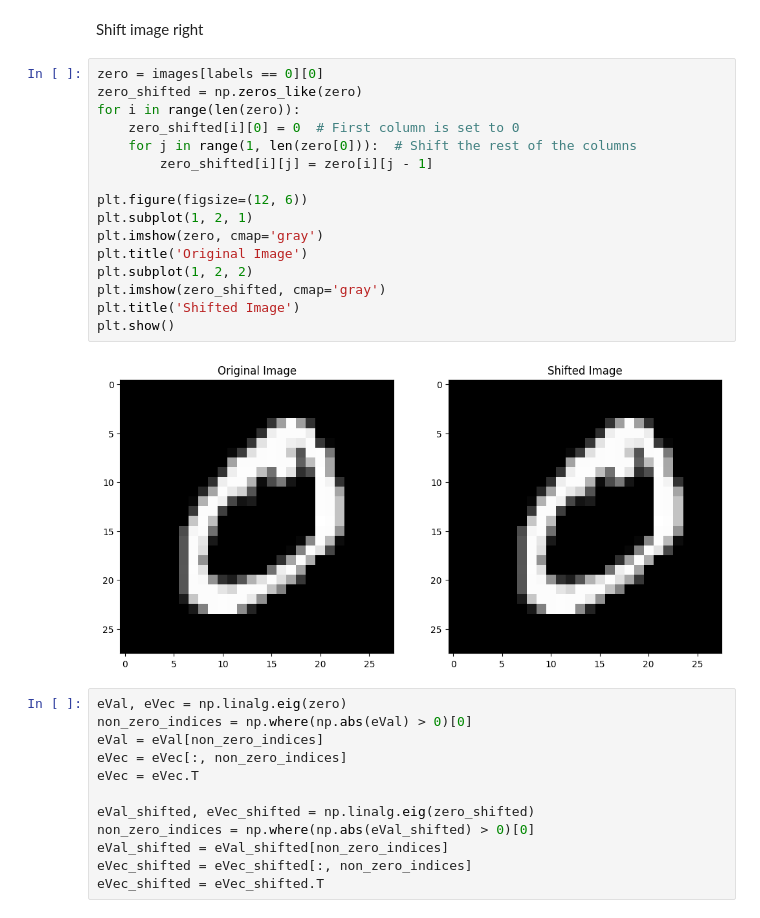
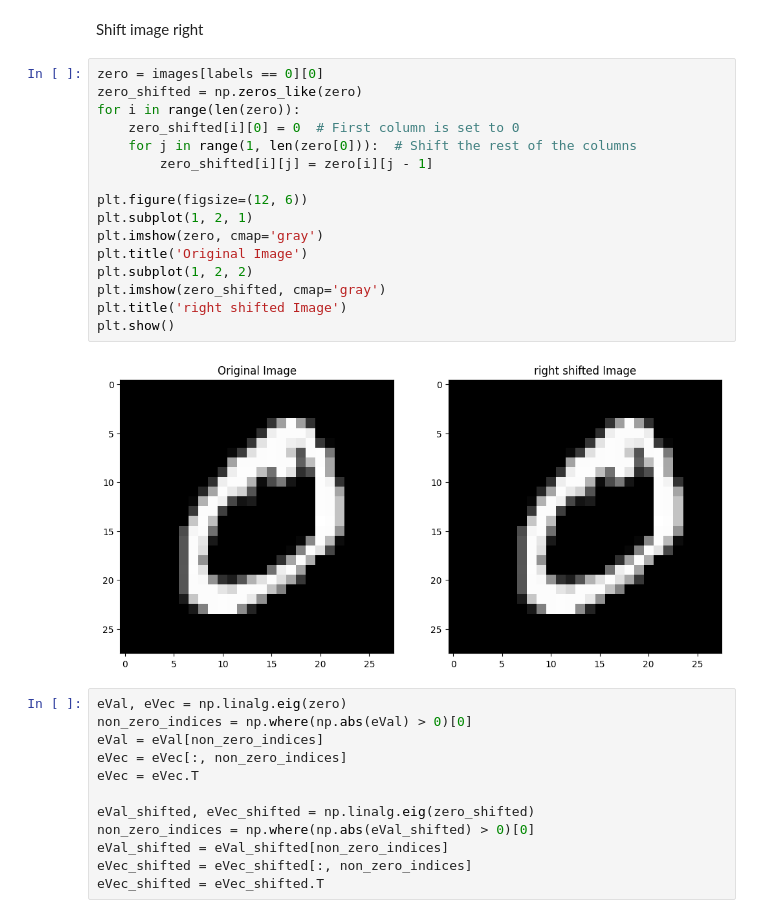
Before and after one commit to Nandini-Kanawade/BreakingUp_CNN, a Jupyter notebook: dotProductEVector.ipynb, the cells around one changed output. Cells and saved outputs as stored; diff of their text form.

```diff
--- a/dotProductEVector.ipynb
+++ b/dotProductEVector.ipynb
@@ -13,21 +13,21 @@ Shift image right
 # %%
 zero = images[labels == 0][0]
 zero_shifted = np.zeros_like(zero)
 for i in range(len(zero)):
     zero_shifted[i][0] = 0  # First column is set to 0
     for j in range(1, len(zero[0])):  # Shift the rest of the columns
         zero_shifted[i][j] = zero[i][j - 1]
 
 plt.figure(figsize=(12, 6))
 plt.subplot(1, 2, 1)
 plt.imshow(zero, cmap='gray')
 plt.title('Original Image')
 plt.subplot(1, 2, 2)
 plt.imshow(zero_shifted, cmap='gray')
-plt.title('Shifted Image')
+plt.title('right shifted Image')
 plt.show()
 # %% [output]
-[figure, old version]
+[figure, new version]
 # %%
 eVal, eVec = np.linalg.eig(zero)
 non_zero_indices = np.where(np.abs(eVal) > 0)[0]
```
Also changed, not shown: parts of 16 cells of this notebook.
